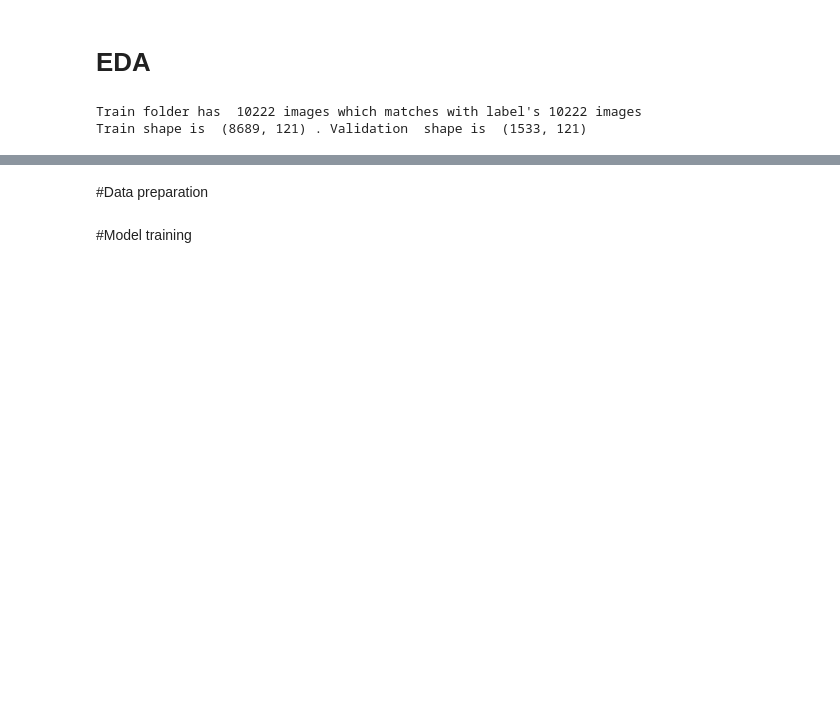
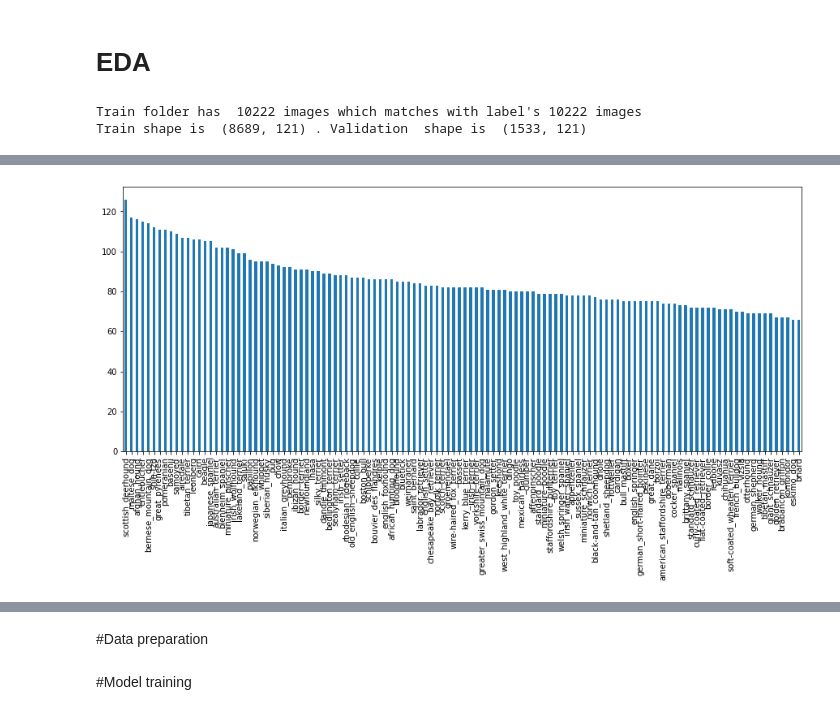
Before and after one commit to kapitalistka/MLScannerApp, a Jupyter notebook: Sberschool_Diplom_resnet50.ipynb, the cells around one changed output, grey strips where cells are left out. Saved outputs shown, nothing was run; the diff lists cells and outputs as text; code cells hidden in the pictures; blank space fills up the shorter version.

```diff
--- a/Sberschool_Diplom_resnet50.ipynb
+++ b/Sberschool_Diplom_resnet50.ipynb
@@ -62,0 +71,6 @@ Train shape is  (8689, 121) . Validation  shape is  (1533, 121)
+# %%
+plt.figure(figsize=(15, 6))
+labels['breed'].value_counts().plot(kind='bar')
+plt.show()
+# %% [output]
+[figure, added]
```
Also changed, not shown: parts of 7 cells of this notebook.
